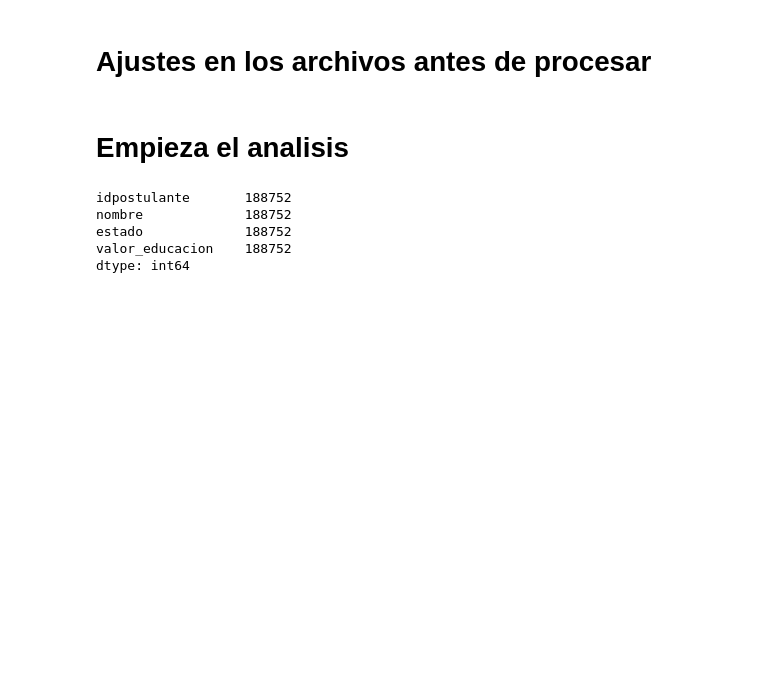
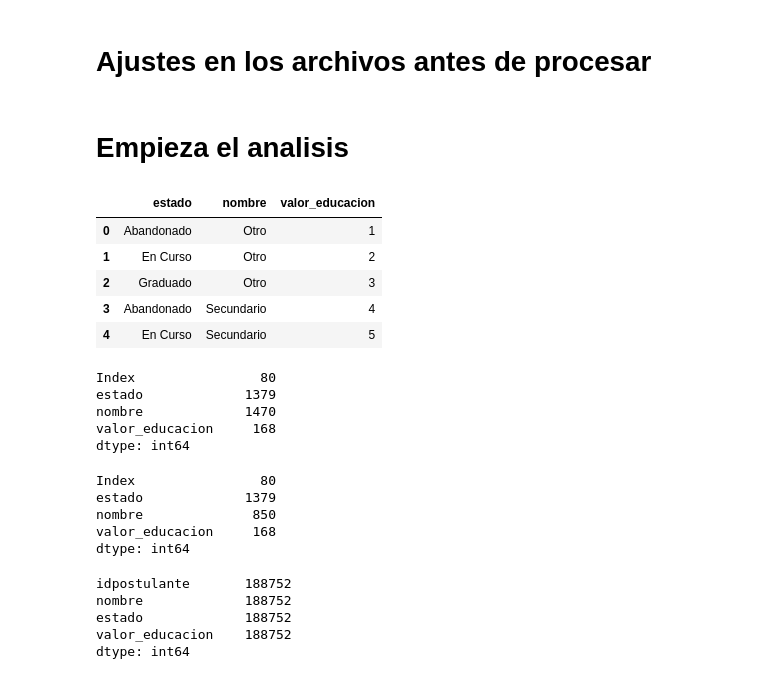
Before and after one commit to PRPablo/dataJobSearches, a Jupyter notebook: exploratoryAnalysis/tp_adri.ipynb, the cells around one changed output. Drawn from its saved outputs; the diff is of its cells as text; code cells hidden in the pictures; blank space fills up the shorter version.

```diff
--- a/exploratoryAnalysis/tp_adri.ipynb
+++ b/exploratoryAnalysis/tp_adri.ipynb
@@ -54,7 +52,8 @@ postulaciones['fechapostulacion'] = postulaciones['fechapostulacion'].apply(pd.t
 # %%
 # Asigno puntajes a los diferentes niveles educativos encontrados para poder
 # obtener asi la educacion mas valiosa de cada postulante.
-valores_educacion = [{'nombre': 'Otro', 'estado': 'Abandonado',    'valor_educacion': 1    },
+valores_educacion = [
+    {'nombre': 'Otro', 'estado': 'Abandonado',    'valor_educacion': 1    },
     {'nombre': 'Otro',                  'estado': 'En Curso',    'valor_educacion': 2    },
     {'nombre': 'Otro',                  'estado': 'Graduado',    'valor_educacion': 3    },
     {'nombre': 'Secundario',            'estado': 'Abandonado',    'valor_educacion': 4    },
@@ -79,3 +78,20 @@ valores_educacion = pd.DataFrame(valores_educacion)
 
 # Cuento cuantos registros tengo actualmente, para comprobar que no hay errores mas adelante.
 # post_educacion.count()
+# %%
+valores_educacion.head()
+# %% [output]
+|  | estado | nombre | valor_educacion |
+| 0 | Abandonado | Otro | 1 |
+| 1 | En Curso | Otro | 2 |
+| 2 | Graduado | Otro | 3 |
+| 3 | Abandonado | Secundario | 4 |
+| 4 | En Curso | Secundario | 5 |
+# %%
+valores_educacion.memory_usage(deep=True)
+# %% [output]
+Index                80
+estado             1379
+nombre             1470
+valor_educacion     168
+dtype: int64
@@ -82,3 +100,11 @@ valores_educacion = pd.DataFrame(valores_educacion)
+# %%
+valores_educacion.memory_usage(deep=True)
+# %% [output]
+Index                80
+estado             1379
+nombre              850
+valor_educacion     168
+dtype: int64
 # %%
 # Hago el join para aplicar puntajes a las educaciones de los postulantes.
 post_educacion = pd.merge(post_educacion, valores_educacion,  how='inner', \
```
Also changed, not shown: parts of 9 cells of this notebook.
